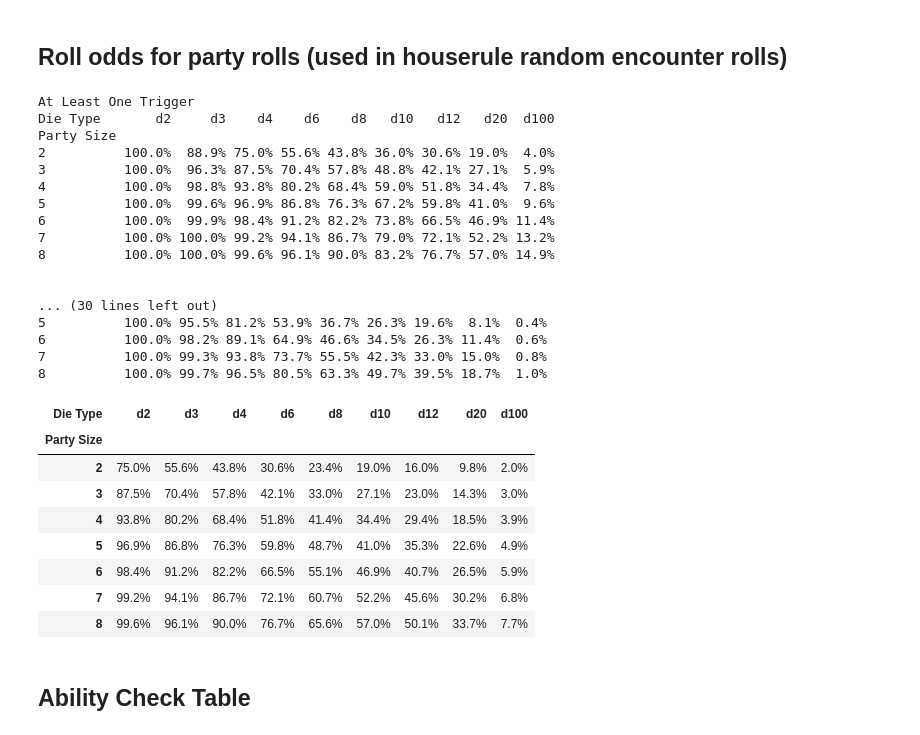
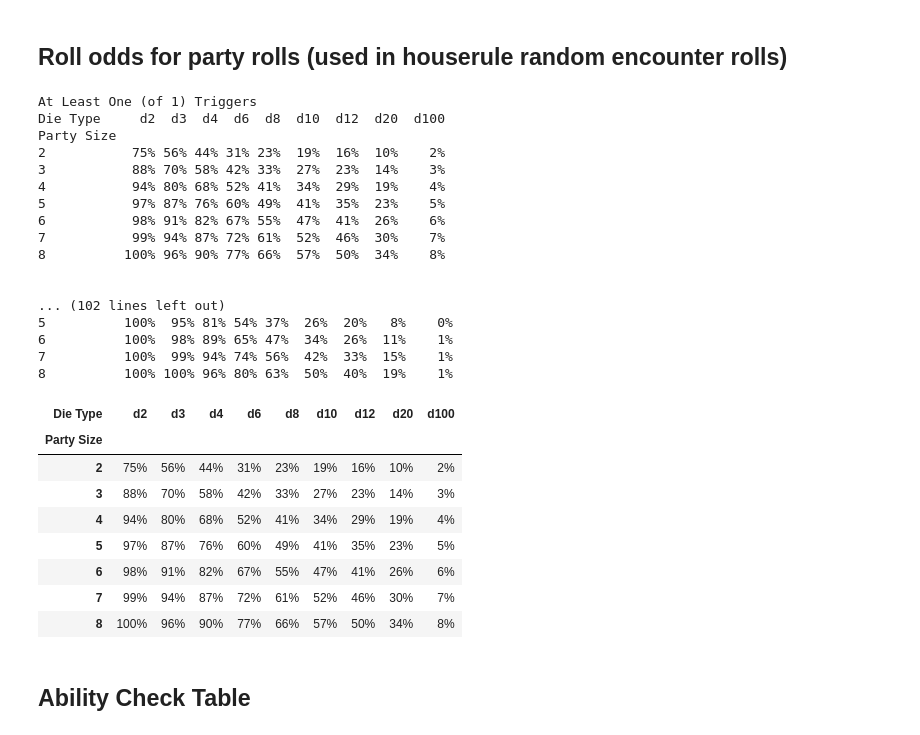
Before and after one commit to dyoung418/dnd_stats, a Jupyter notebook: dnd_dice_calcs.ipynb, the cells around one changed output. Cells and saved outputs as stored; diff of their text form; code cells hidden in the pictures.

```diff
--- a/dnd_dice_calcs.ipynb
+++ b/dnd_dice_calcs.ipynb
@@ -774,7 +788,8 @@ def party_roll_odds_table(die_list, party_size_list, trigger_values=[1],
     df = pd.DataFrame(np.zeros((len(party_size_list),len(die_list))), index=party_size_list, columns=["d"+str(die) for die in die_list])
     df = df.rename_axis("Die Type", axis="columns")
     df = df.rename_axis("Party Size", axis="index")
-    pd.set_option("display.float_format", lambda f: f"{f:0<4.1%}")
+    pd.set_option("display.float_format", lambda f: f"{f:0.0%}")
+    #pd.set_option("display.float_format", lambda f: f"{f:0<4.1%}")
     for die in die_list:
         for party_size in party_size_list:
             # for simplicity, we know that the odds of any trigger value
@@ -783,18 +798,22 @@ def party_roll_odds_table(die_list, party_size_list, trigger_values=[1],
             # we can use this to simplify the odds calculations considerably
             #     by collapsing multiple triggers into one kind of event
             #     i.e. the odds of getting one of the triggers.
-            t_odds = roll_odds(die, n=1, adv=adv, reroll_nums=reroll_nums)[(trigger_values[0],)]
-            trigger_odds = len(trigger_values) * t_odds
-
-
+            single_t_odds = roll_odds(die, n=1, adv=adv, reroll_nums=reroll_nums)[(trigger_values[0],)]
+            trigger_odds = len(trigger_values) * single_t_odds
             if result_type.lower().startswith('atleastone'):
                 # calculate event mathematically as 1 - probability that NOONE in the party rolls trigger.
-                # the probability that noone rolls trigger is (1-)^party_size.
+                # the probability that noone rolls trigger is (1-P(trigger))^party_size.
                 event_odds = 1 - ((1 - trigger_odds)**party_size)
             elif result_type.lower().startswith('no'):
                 event_odds = ((1 - trigger_odds)**party_size)
             elif result_type.lower().startswith('all'):
                 event_odds = trigger_odds**party_size
+            elif result_type.lower().startswith('exactlyone'):
+                # exactly one == the odds of the first party member getting a trigger and everyone else not
+                #               +the odds of the SECOND party member getting a trigger and everyone else not
+                #               + etc.
+                #             == party_size * (the odds of one party member getting a trigger and everyone else not)
+                event_odds = party_size * (trigger_odds * ((1 - trigger_odds)**(party_size-1)))
             elif result_type.lower().startswith('twoormore'):
                 #one minus (the odds of exactly 1 trigger + the odds of no triggers)
 
@@ -808,38 +827,43 @@ def party_roll_odds_table(die_list, party_size_list, trigger_values=[1],
             df.loc[party_size, "d"+str(die)] = event_odds
     return df
 # %%
-print(f'At Least One Trigger\n{party_roll_odds_table([2,3,4,6,8,10,12,20,100], [2,3,4,5,6,7,8], trigger_values=[1,2], result_type="atleastonetrigger")}\n\n')
-print(f'No Triggers\n{party_roll_odds_table([2,3,4,6,8,10,12,20,100], [2,3,4,5,6,7,8], trigger_values=[1,2], result_type="notriggers")}\n\n')
-print(f'All Triggers\n{party_roll_odds_table([2,3,4,6,8,10,12,20,100], [2,3,4,5,6,7,8], trigger_values=[1,2], result_type="alltriggers")}\n\n')
-print(f'Two or More Triggers\n{party_roll_odds_table([2,3,4,6,8,10,12,20,100], [2,3,4,5,6,7,8], trigger_values=[1,2], result_type="twoormoretriggers")}\n\n')
-party_roll_odds_table([2,3,4,6,8,10,12,20,100], [2,3,4,5,6,7,8], trigger_values=[1])
+die_values = [2,3,4,6,8,10,12,20,100]
+party_sizes = [2,3,4,5,6,7,8]
+for trigger_values in [[1],[1,2]]:
+    print(f'At Least One (of {len(trigger_values)}) Triggers\n'
+          f'{party_roll_odds_table(die_values, party_sizes, trigger_values=trigger_values, result_type="atleastonetrigger")}\n\n')
+    print(f'Exactly One Trigger (of {len(trigger_values)})\n{party_roll_odds_table(die_values, party_sizes, trigger_values=trigger_values, result_type="exactlyonetriggers")}\n\n')
+    print(f'No Triggers (of {len(trigger_values)})\n{party_roll_odds_table(die_values, party_sizes, trigger_values=trigger_values, result_type="notriggers")}\n\n')
+    print(f'All Triggers (of {len(trigger_values)})\n{party_roll_odds_table(die_values, party_sizes, trigger_values=trigger_values, result_type="alltriggers")}\n\n')
+    print(f'Two or More Triggers (of {len(trigger_values)})\n{party_roll_odds_table(die_values, party_sizes, trigger_values=trigger_values, result_type="twoormoretriggers")}\n\n')
+party_roll_odds_table(die_values, party_sizes, trigger_values=[1])
 # %% [output]
-At Least One Trigger
-Die Type       d2     d3    d4    d6    d8   d10   d12   d20  d100
+At Least One (of 1) Triggers
+Die Type     d2  d3  d4  d6  d8  d10  d12  d20  d100
 Party Size
-2          100.0%  88.9% 75.0% 55.6% 43.8% 36.0% 30.6% 19.0%  4.0%
-3          100.0%  96.3% 87.5% 70.4% 57.8% 48.8% 42.1% 27.1%  5.9%
-4          100.0%  98.8% 93.8% 80.2% 68.4% 59.0% 51.8% 34.4%  7.8%
-5          100.0%  99.6% 96.9% 86.8% 76.3% 67.2% 59.8% 41.0%  9.6%
-6          100.0%  99.9% 98.4% 91.2% 82.2% 73.8% 66.5% 46.9% 11.4%
-7          100.0% 100.0% 99.2% 94.1% 86.7% 79.0% 72.1% 52.2% 13.2%
-8          100.0% 100.0% 99.6% 96.1% 90.0% 83.2% 76.7% 57.0% 14.9%
+2           75% 56% 44% 31% 23%  19%  16%  10%    2%
+3           88% 70% 58% 42% 33%  27%  23%  14%    3%
+4           94% 80% 68% 52% 41%  34%  29%  19%    4%
+5           97% 87% 76% 60% 49%  41%  35%  23%    5%
+6           98% 91% 82% 67% 55%  47%  41%  26%    6%
+7           99% 94% 87% 72% 61%  52%  46%  30%    7%
+8          100% 96% 90% 77% 66%  57%  50%  34%    8%
 
 
-... (30 lines left out)
-5          100.0% 95.5% 81.2% 53.9% 36.7% 26.3% 19.6%  8.1%  0.4%
-6          100.0% 98.2% 89.1% 64.9% 46.6% 34.5% 26.3% 11.4%  0.6%
-7          100.0% 99.3% 93.8% 73.7% 55.5% 42.3% 33.0% 15.0%  0.8%
-8          100.0% 99.7% 96.5% 80.5% 63.3% 49.7% 39.5% 18.7%  1.0%
+... (102 lines left out)
+5          100%  95% 81% 54% 37%  26%  20%   8%    0%
+6          100%  98% 89% 65% 47%  34%  26%  11%    1%
+7          100%  99% 94% 74% 56%  42%  33%  15%    1%
+8          100% 100% 96% 80% 63%  50%  40%  19%    1%
 | Die Type | d2 | d3 | d4 | d6 | d8 | d10 | d12 | d20 | d100 |
 | Party Size |  |  |  |  |  |  |  |  |  |
-| 2 | 75.0% | 55.6% | 43.8% | 30.6% | 23.4% | 19.0% | 16.0% | 9.8% | 2.0% |
-| 3 | 87.5% | 70.4% | 57.8% | 42.1% | 33.0% | 27.1% | 23.0% | 14.3% | 3.0% |
-| 4 | 93.8% | 80.2% | 68.4% | 51.8% | 41.4% | 34.4% | 29.4% | 18.5% | 3.9% |
-| 5 | 96.9% | 86.8% | 76.3% | 59.8% | 48.7% | 41.0% | 35.3% | 22.6% | 4.9% |
-| 6 | 98.4% | 91.2% | 82.2% | 66.5% | 55.1% | 46.9% | 40.7% | 26.5% | 5.9% |
-| 7 | 99.2% | 94.1% | 86.7% | 72.1% | 60.7% | 52.2% | 45.6% | 30.2% | 6.8% |
-| 8 | 99.6% | 96.1% | 90.0% | 76.7% | 65.6% | 57.0% | 50.1% | 33.7% | 7.7% |
+| 2 | 75% | 56% | 44% | 31% | 23% | 19% | 16% | 10% | 2% |
+| 3 | 88% | 70% | 58% | 42% | 33% | 27% | 23% | 14% | 3% |
+| 4 | 94% | 80% | 68% | 52% | 41% | 34% | 29% | 19% | 4% |
+| 5 | 97% | 87% | 76% | 60% | 49% | 41% | 35% | 23% | 5% |
+| 6 | 98% | 91% | 82% | 67% | 55% | 47% | 41% | 26% | 6% |
+| 7 | 99% | 94% | 87% | 72% | 61% | 52% | 46% | 30% | 7% |
+| 8 | 100% | 96% | 90% | 77% | 66% | 57% | 50% | 34% | 8% |
 # %% [markdown]
 ## Ability Check Table
 # %%
```
Also changed, not shown: parts of 6 cells of this notebook, 1 other file.
